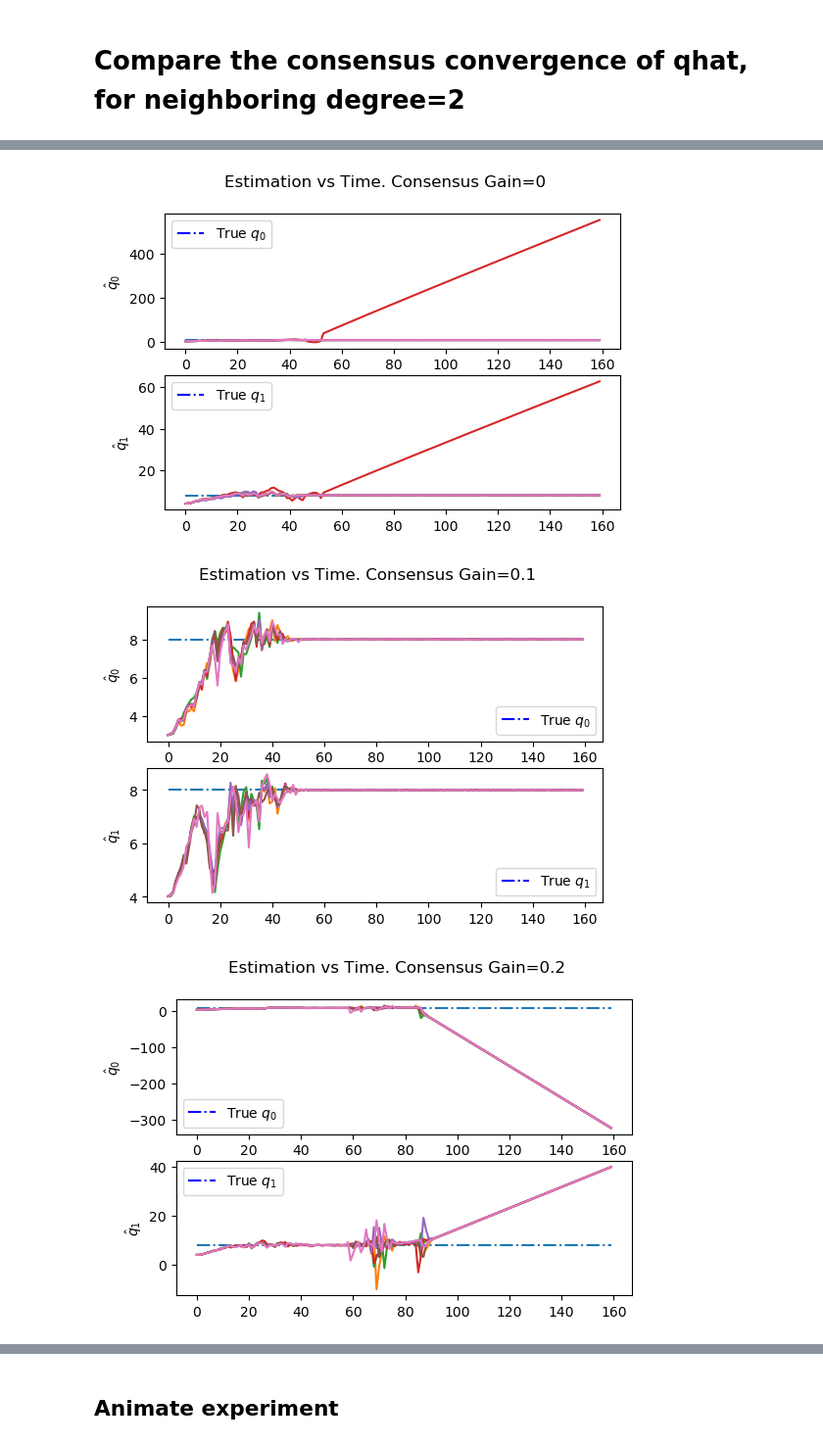
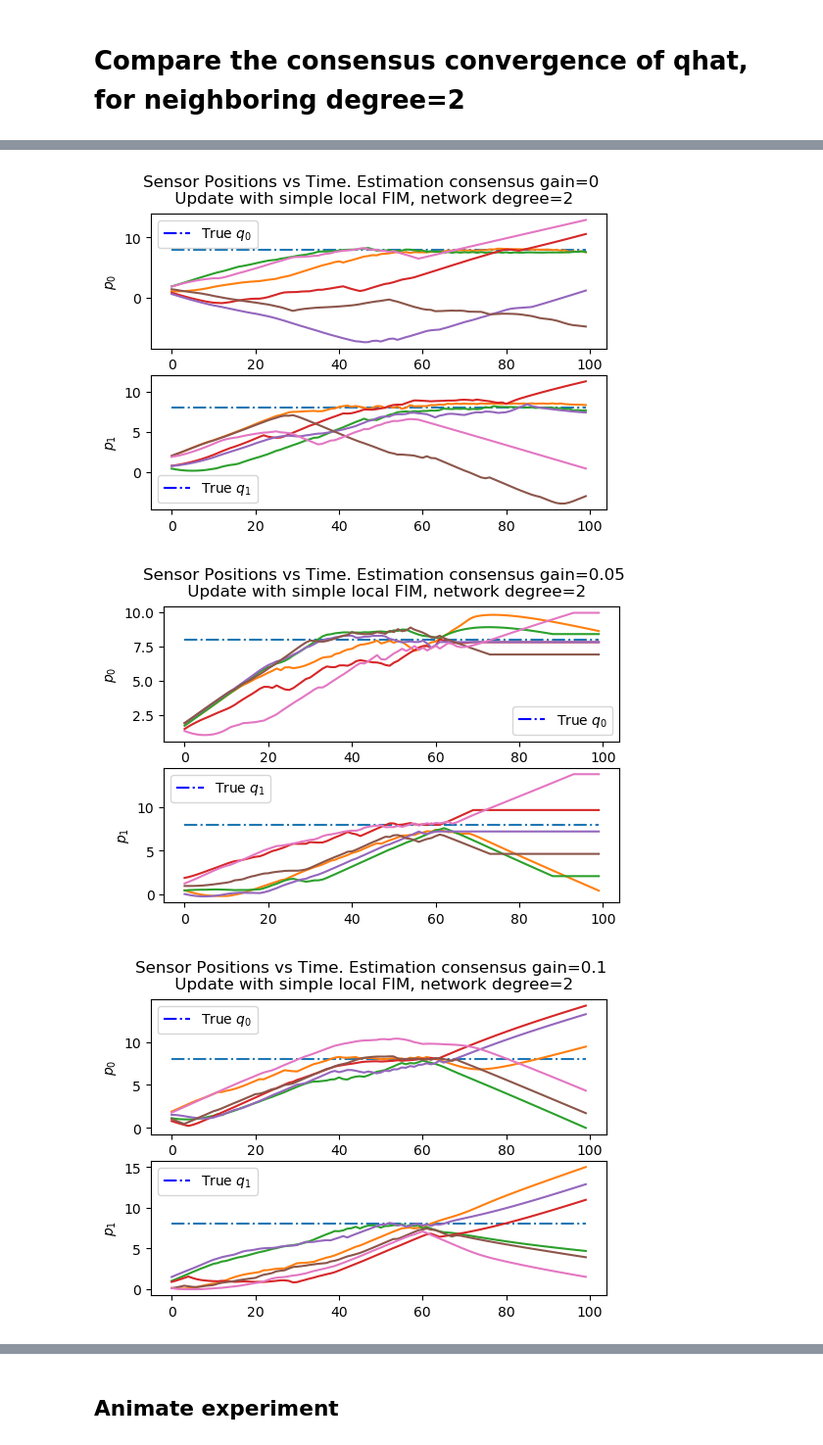
Before and after one commit to lina-robotics-lab/fim_track, a Jupyter notebook: src/Consensus Estimation-Animation.ipynb, the cells around one changed output, grey strips where cells are left out. Shown at 98% size. Cells and saved outputs as stored; diff of their text form; code cells hidden in the pictures.

```diff
--- a/src/Consensus Estimation-Animation.ipynb
+++ b/src/Consensus Estimation-Animation.ipynb
@@ -14,7 +14,7 @@ import networkx as nx
 # %%
 from matplotlib.lines import Line2D
 
-for gain in  [0,0.1,0.2,0.5]:
+for gain in  [0,0.05,0.1,0.125,0.2]:
     expr= "Consensus-gain{}".format(gain)
     filepath = "{}.pkl".format(expr)
     with open(filepath,'rb') as file:
@@ -26,7 +26,7 @@ for gain in  [0,0.1,0.2,0.5]:
 
     fig, ax = plt.subplots(2,dpi=100)
 
-    fig.suptitle('Estimation vs Time. Consensus Gain={}'.format(gain))
+    fig.suptitle('Estimation vs Time. Consensus Gain={}\n Update using simple local FIM, network degree=2'.format(gain))
     for _ in range(2):
         ax[_].plot(qs[:,_],'-.')
         custom_lines = [Line2D([0], [0], color='blue', ls='-.'),]
@@ -44,27 +43,25 @@ for gain in  [0,0.1,0.2,0.5]:
 # %%
-from matplotlib.lines import Line2D
-
-for gain in  [0,0.1,0.2,0.5]:
-    expr= "Consensus-gain{}-denser".format(gain)
+for gain in [0,0.05,0.1,0.125,0.2]:
+    expr= "Consensus-gain{}".format(gain)
     filepath = "{}.pkl".format(expr)
     with open(filepath,'rb') as file:
         record = pkl.load(file)
 
-    title=r"Consensus Gain={}".format(gain)
+    qs = record['src_locs']['source_1']
+    ps = np.array([locs for sensor, locs in record['sensor_locs'].items()])
 
-    qs = record['src_locs']['source_1']
 
     fig, ax = plt.subplots(2,dpi=100)
 
-    fig.suptitle('Estimation vs Time. Consensus Gain={}'.format(gain))
+    fig.suptitle('Sensor Positions vs Time. Estimation consensus gain={}\n Update with simple local FIM, network degree={}'.format(gain,2))
     for _ in range(2):
         ax[_].plot(qs[:,_],'-.')
         custom_lines = [Line2D([0], [0], color='blue', ls='-.'),]
         ax[_].legend(custom_lines, ['True $q_{}$'.format(_)])
-        for name,est in record['est_locs_log'].items():
-            ax[_].plot(est[:,_])
-            ax[_].set_ylabel(r'$\hat q_{}$'.format(_))
+        for i in range(ps.shape[0]):
+            ax[_].plot(ps[i,:,_])
+            ax[_].set_ylabel(r'$p_{}$'.format(_))
 # %% [output]
-[figure, old version]
+[figure, new version]
-[figure, old version]
+[figure, new version]
-[figure, old version]
+[figure, new version]
```
Also changed, not shown: parts of 5 cells of this notebook, 43 other files.
